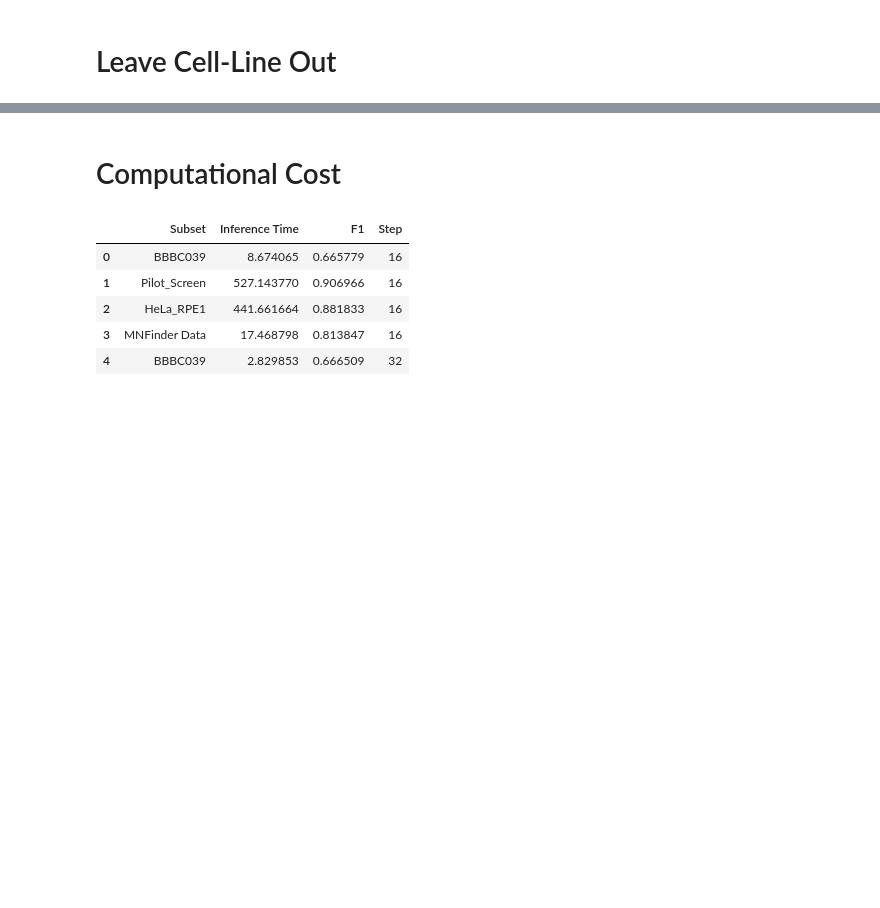
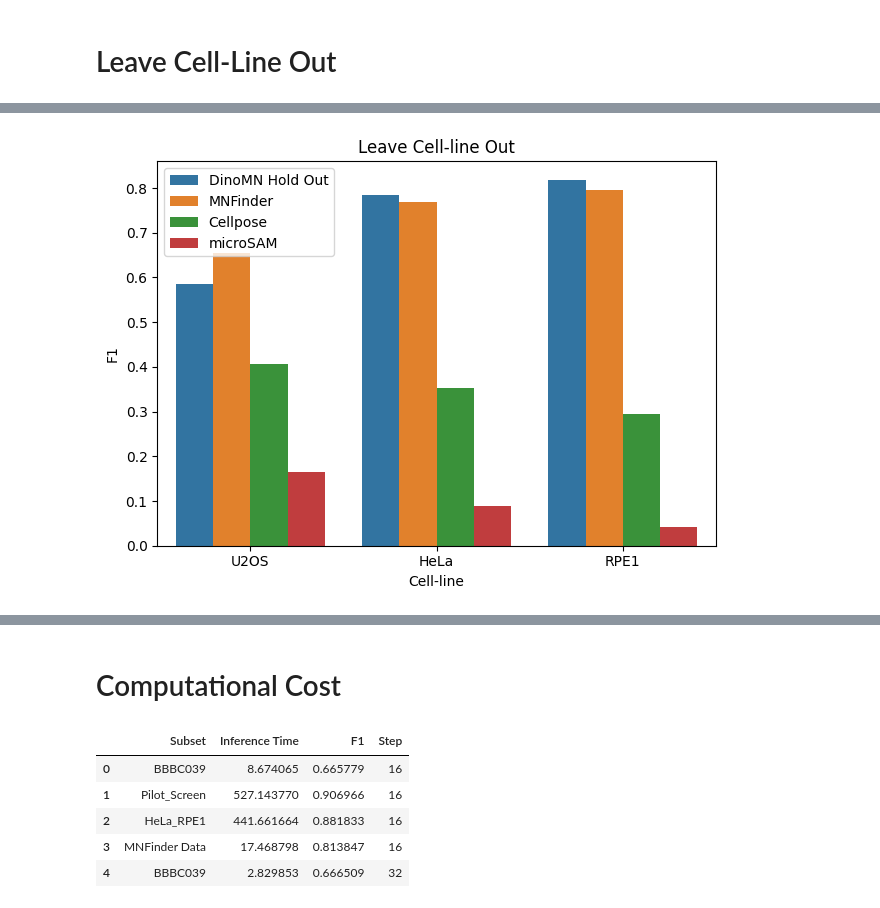
Before and after one commit to CaicedoLab/micronuclei-detection, a Jupyter notebook: figures/figure5.ipynb, the cells around one changed output, grey strips where cells are left out. Drawn from its saved outputs; the diff is of its cells as text; code cells hidden in the pictures; blank space fills up the shorter version.

```diff
--- a/figures/figure5.ipynb
+++ b/figures/figure5.ipynb
@@ -76,3 +90,16 @@ df2.head()
+# %%
+sb.barplot(
+    data=df2,
+    x='Cell-line',
+    y='F1',
+    hue='Model'
+)
+plt.title('Leave Cell-line Out')
+plt.tight_layout()
+plt.legend(loc='upper left')
+plt.show()
+# %% [output]
+[figure, added]
 # %%
 plot2 = sb.scatterplot(
     data=df2,
```
Also changed, not shown: parts of 9 cells of this notebook, 4 other files.
